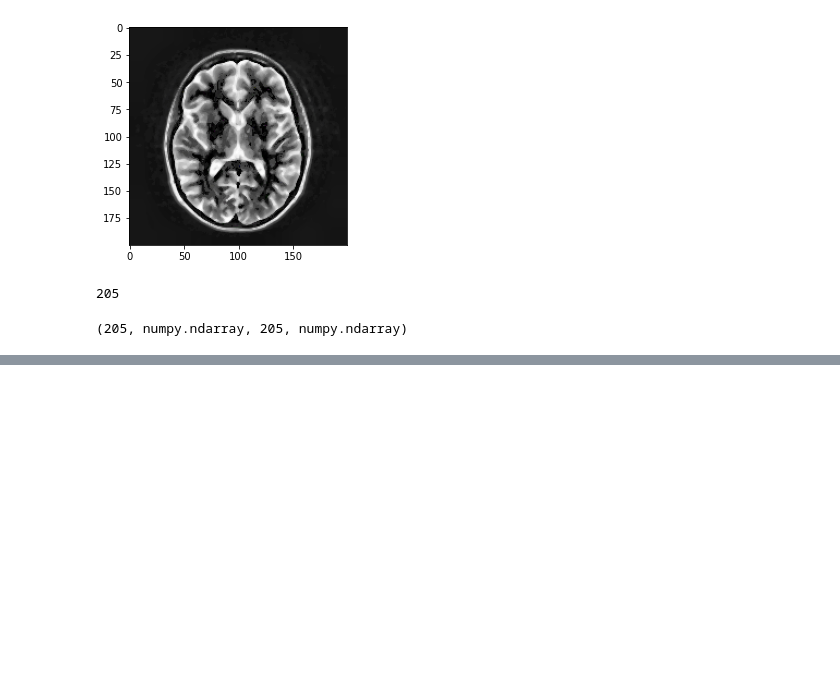
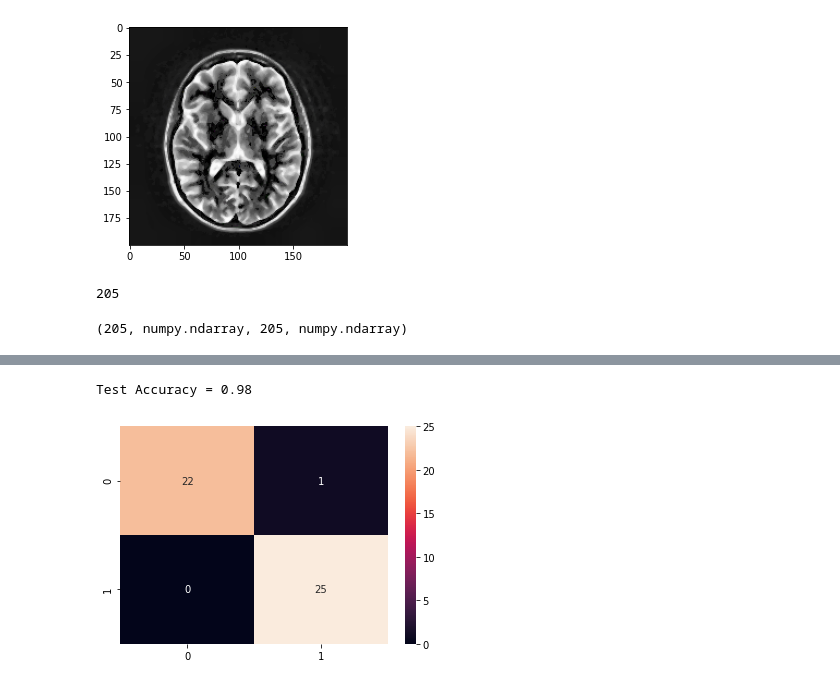
Before and after one commit to Caneralp242/t-p, a Jupyter notebook: Brain_Tumor_Segmentation.ipynb, the cells around one changed output, grey strips where cells are left out. Drawn from its saved outputs; the diff is of its cells as text; code cells hidden in the pictures; blank space fills up the shorter version.

```diff
--- a/Brain_Tumor_Segmentation.ipynb
+++ b/Brain_Tumor_Segmentation.ipynb
@@ -209,0 +253,16 @@ Epoch 100/100
+# %%
+from sklearn.metrics import accuracy_score, confusion_matrix
+import seaborn as sns
+
+predictions = model.predict(x_test_last)
+predictions = [1 if x>0.5 else 0 for x in predictions]
+
+accuracy = accuracy_score(y_test_last, predictions)
+print('Test Accuracy = %.2f' % accuracy)
+
+confusion_mtx = confusion_matrix(y_test_last, predictions)
+sns.heatmap(confusion_mtx,annot=True)
+plt.show()
+# %% [output]
+Test Accuracy = 0.98
+[figure, added]
```
Also changed, not shown: parts of 7 cells of this notebook.
